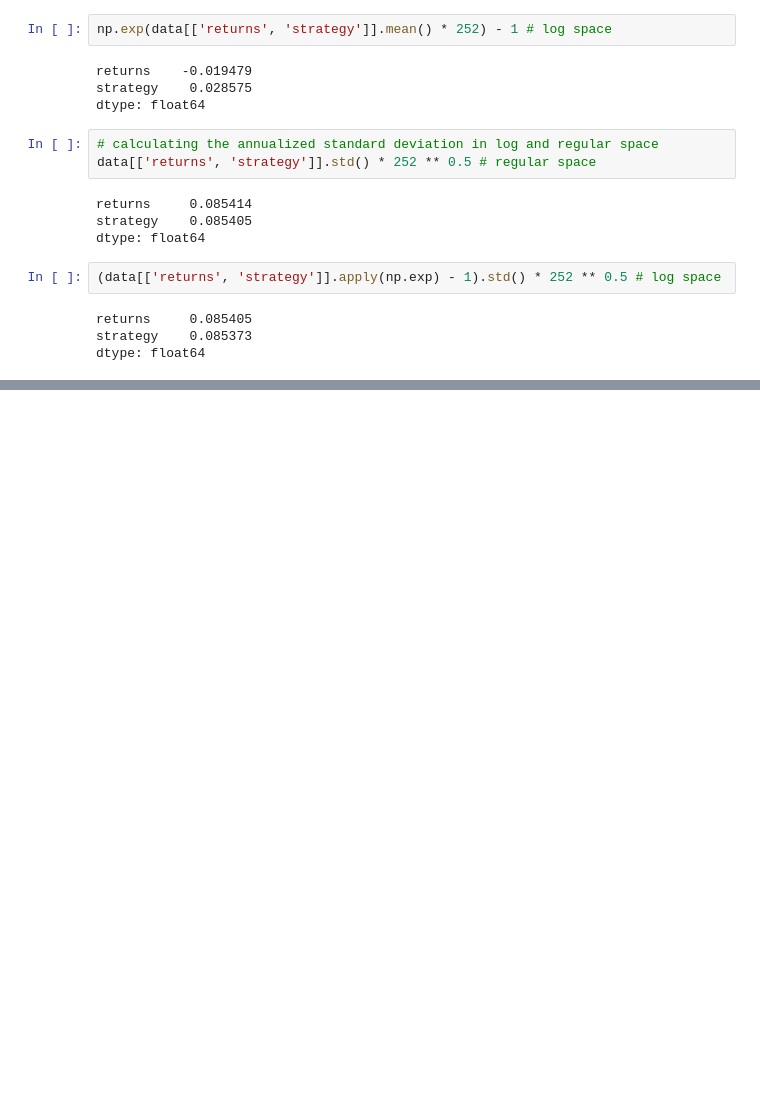
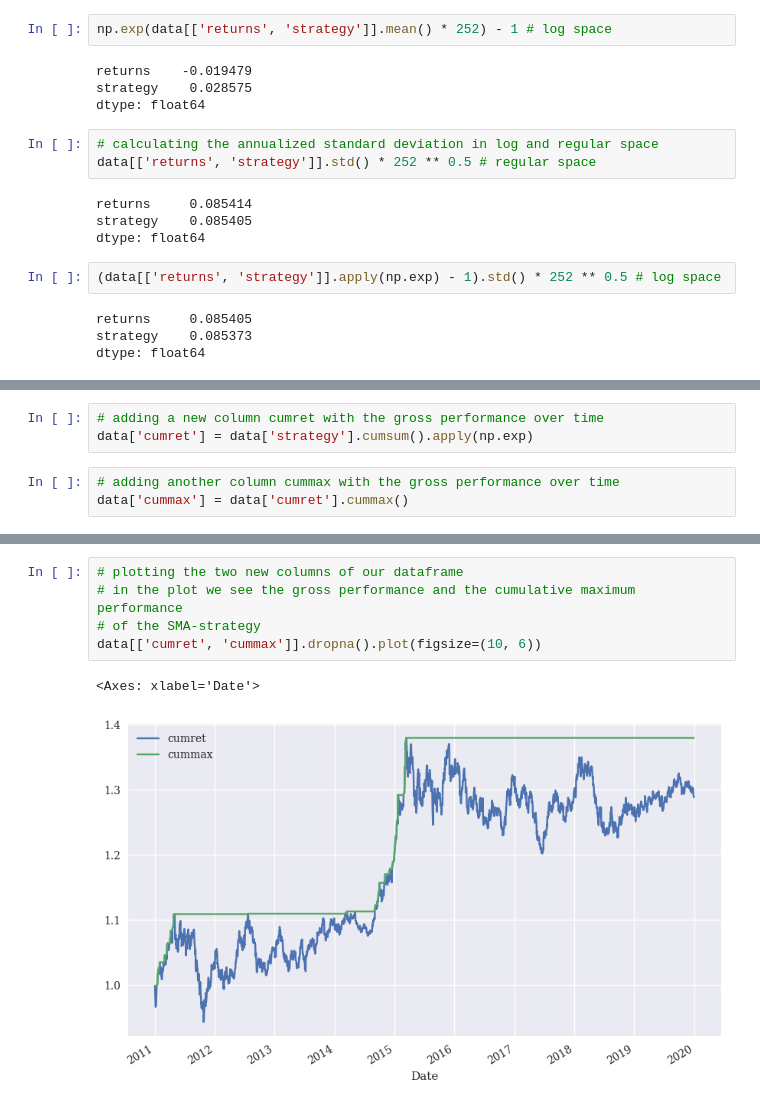
Before and after one commit to mindeleven/Analyzing-financial-data-with-python-and-rust, a Jupyter notebook: algorithmic_trading/algorithmic-trading-hilpisch/python_for_algorithmic_trading/ch04_Vectorized_Backtesting/02_moving_averages_strategies.ipynb, the cells around one changed output, grey strips where cells are left out. Cells and saved outputs as stored; diff of their text form; blank space fills up the shorter version.

Commit message:
Calculating Maximum Drawdown

```diff
--- a/algorithmic_trading/algorithmic-trading-hilpisch/python_for_algorithmic_trading/ch04_Vectorized_Backtesting/02_moving_averages_strategies.ipynb
+++ b/algorithmic_trading/algorithmic-trading-hilpisch/python_for_algorithmic_trading/ch04_Vectorized_Backtesting/02_moving_averages_strategies.ipynb
@@ -347,0 +354,6 @@ dtype: float64
+# %%
+# adding a new column cumret with the gross performance over time
+data['cumret'] = data['strategy'].cumsum().apply(np.exp)
+# %%
+# adding another column cummax with the gross performance over time
+data['cummax'] = data['cumret'].cummax()
@@ -347,0 +377,8 @@ dtype: float64
+# %%
+# plotting the two new columns of our dataframe
+# in the plot we see the gross performance and the cumulative maximum performance
+# of the SMA-strategy
+data[['cumret', 'cummax']].dropna().plot(figsize=(10, 6))
+# %% [output]
+<Axes: xlabel='Date'>
+[figure, added]
```
Also changed, not shown: parts of 4 cells of this notebook.
